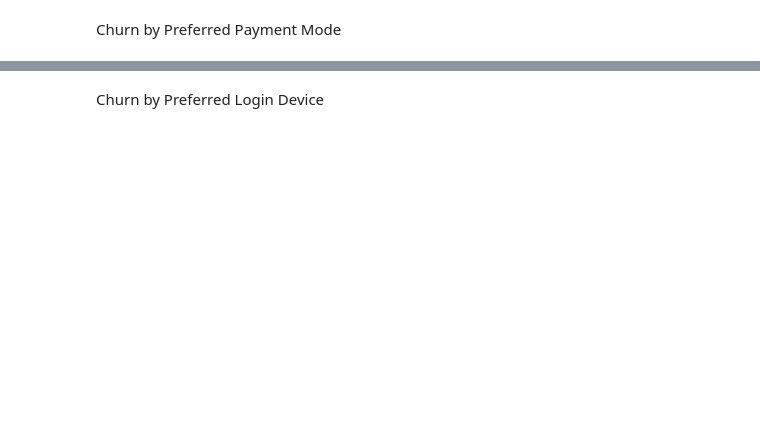
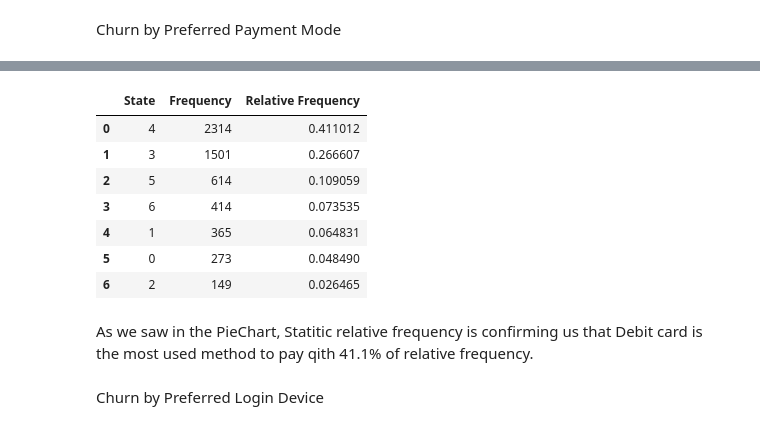
Before and after one commit to CCT-Dublin/capstone-project-riccardopossier, a Jupyter notebook: CA2_RP.ipynb, the cells around one changed output, grey strips where cells are left out. Cells and saved outputs as stored; diff of their text form; code cells hidden in the pictures; blank space fills up the shorter version.

Commit message:
Statistic methods

```diff
--- a/CA2_RP.ipynb
+++ b/CA2_RP.ipynb
@@ -138,3 +155,22 @@ plt.show()
+# %%
+value_counts = df['PreferredPaymentMode'].value_counts()
+relative_frequencies = value_counts / len(df)
+
+subtable = pd.DataFrame({'State': value_counts.index,
+                         'Frequency': value_counts.values,
+                         'Relative Frequency': relative_frequencies.values})
+subtable
+# %% [output]
+|  | State | Frequency | Relative Frequency |
+| 0 | 4 | 2314 | 0.411012 |
+| 1 | 3 | 1501 | 0.266607 |
+| 2 | 5 | 614 | 0.109059 |
+| 3 | 6 | 414 | 0.073535 |
+| 4 | 1 | 365 | 0.064831 |
+| 5 | 0 | 273 | 0.048490 |
+| 6 | 2 | 149 | 0.026465 |
+# %% [markdown]
+As we saw in the PieChart, Statitic relative frequency is confirming us that Debit card is the most used method to pay qith 41.1% of relative frequency.
 # %% [markdown]
 Churn by Preferred Login Device
 # %%
```
Also changed, not shown: parts of 12 cells of this notebook.
